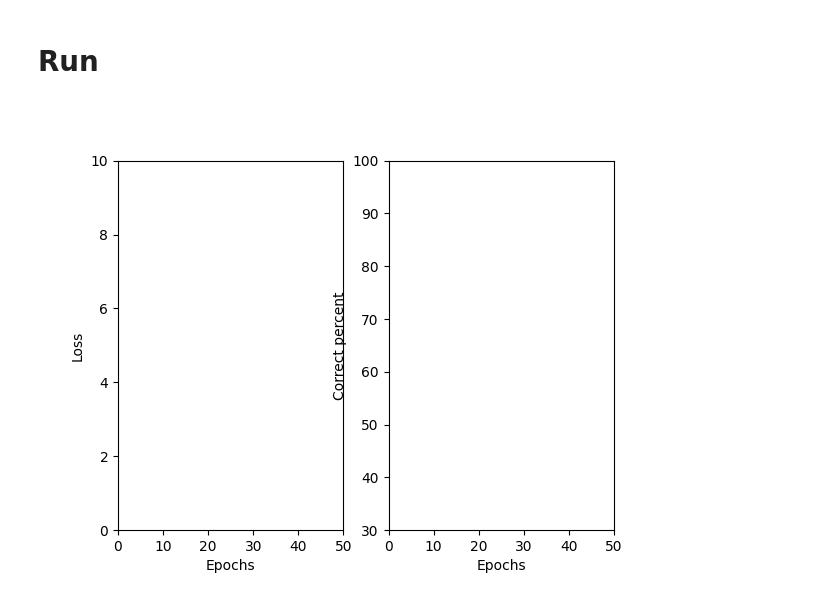
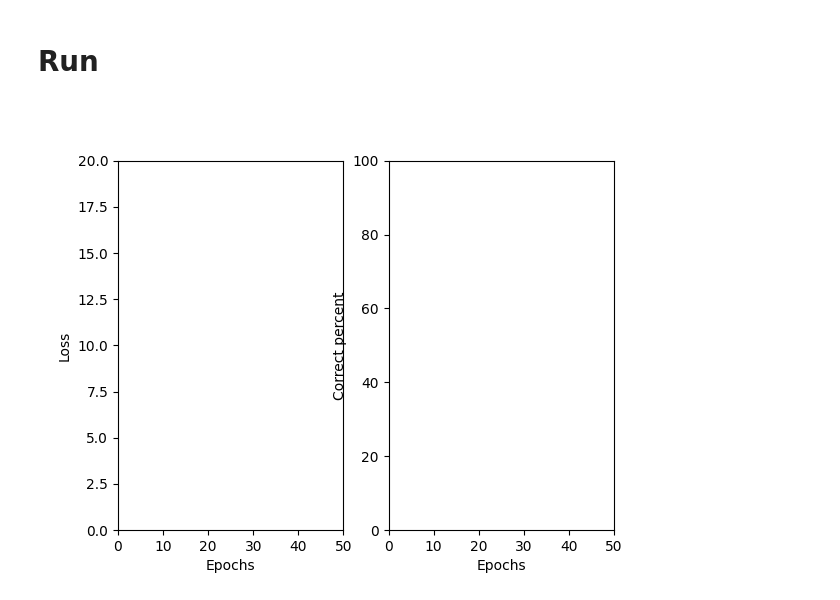
Before and after one commit to sal64d/dnn-scratch, a Jupyter notebook: basic-net/network-01.ipynb, the cells around one changed output. Drawn from its saved outputs; the diff is of its cells as text; code cells hidden in the pictures.

```diff
--- a/basic-net/network-01.ipynb
+++ b/basic-net/network-01.ipynb
@@ -145,18 +145,18 @@ def pltsin(ax, x, y, colors=['b']):
 # %%
 fig, (ax1,ax2) = plt.subplots(1,2)
 ax1.set_xlabel('Epochs')
 ax1.set_ylabel('Loss')
 ax1.set_xlim(0,50)
-ax1.set_ylim(0,10)
+ax1.set_ylim(0,20)
 
 ax2.set_xlabel('Epochs')
 ax2.set_ylabel('Correct percent')
 ax2.set_xlim(0,50)
-ax2.set_ylim(30,100)
+ax2.set_ylim(0,100)
 
 plt.show()
 # %% [output]
-[figure, old version]
+[figure, new version]
 # %%
 net = Network([784, 30, 10])
 net.SGD(training_set, 30, 10, .05, validation_set = validation_set, lossAxis=ax1, percentAxis=ax2)
```
Also changed, not shown: parts of 3 cells of this notebook, 2 other files.
